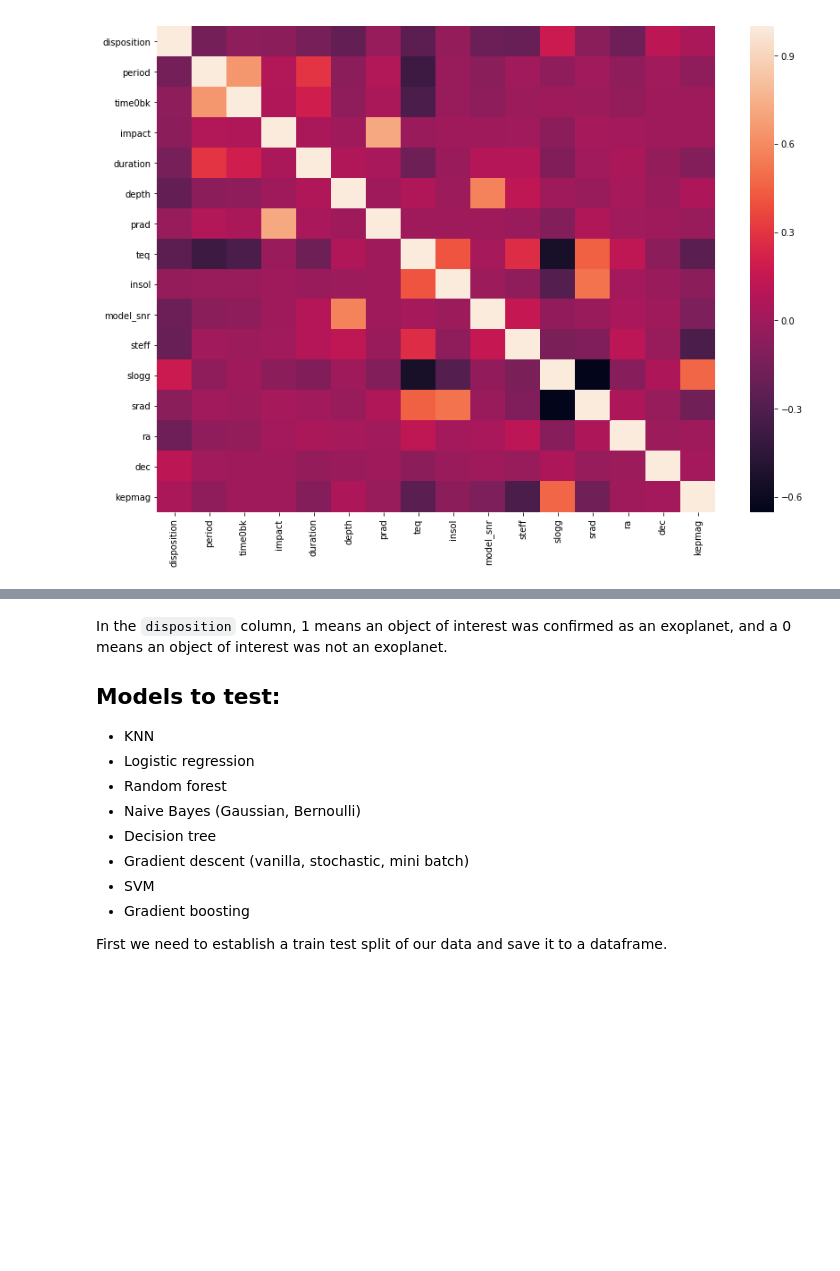
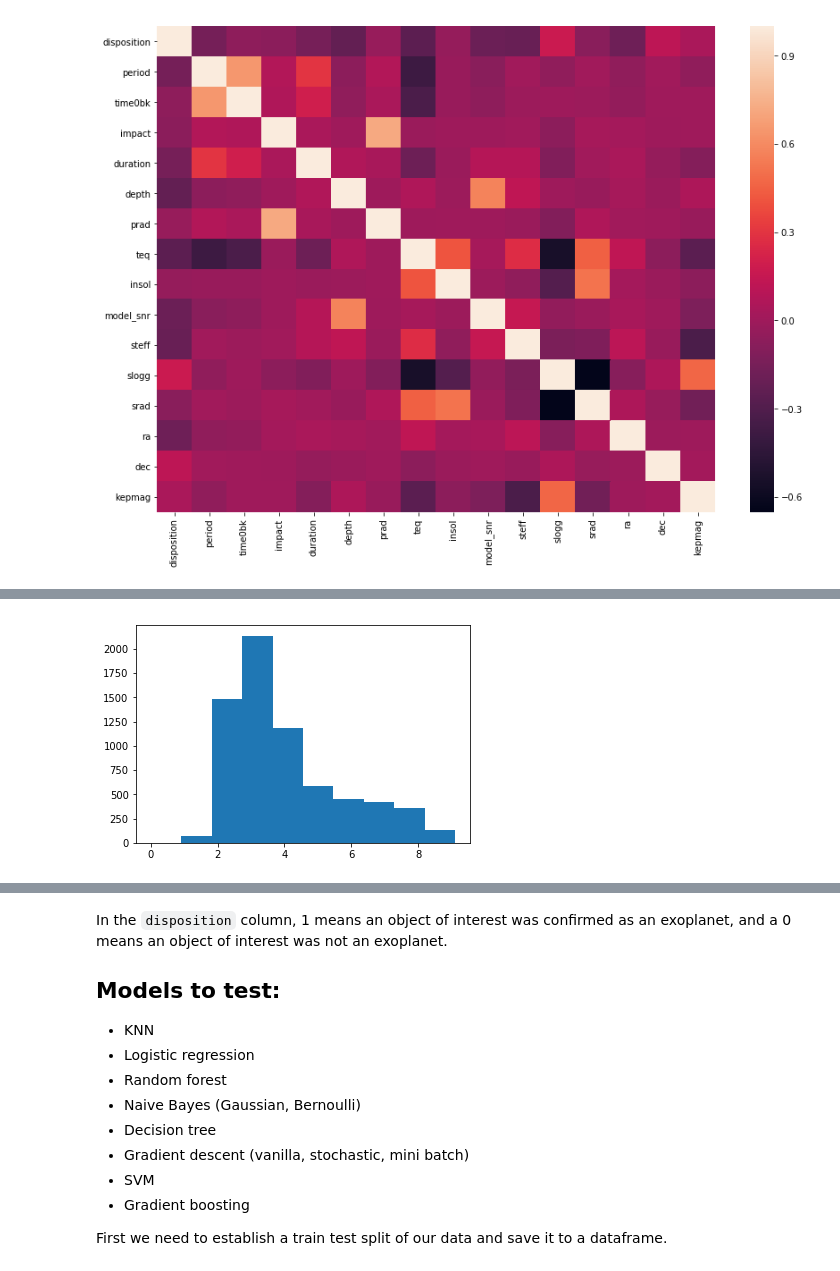
Before and after one commit to luketibbott/exo-or-not, a Jupyter notebook: model-kepler.ipynb, the cells around one changed output, grey strips where cells are left out. Cells and saved outputs as stored; diff of their text form; code cells hidden in the pictures; blank space fills up the shorter version.

```diff
--- a/model-kepler.ipynb
+++ b/model-kepler.ipynb
@@ -64,3 +79,7 @@ sns.heatmap(df.corr())
+# %%
+plt.hist(np.log1p(df['model_snr']));
+# %% [output]
+[figure, added]
 # %%
 df = pd.read_csv('objects-of-interest.csv', index_col = 0)
 # %%
```
Also changed, not shown: parts of 28 cells of this notebook.
